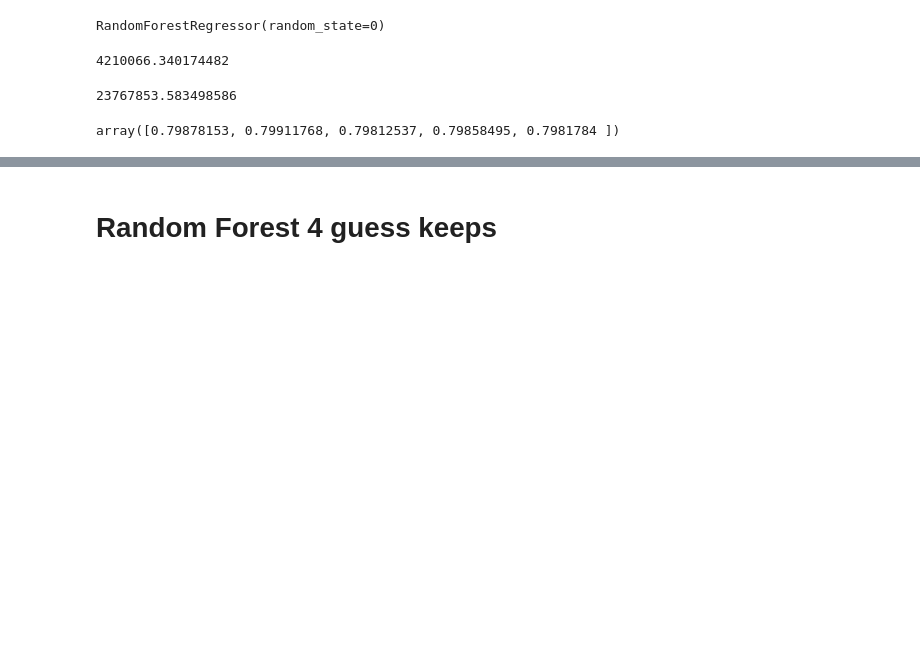
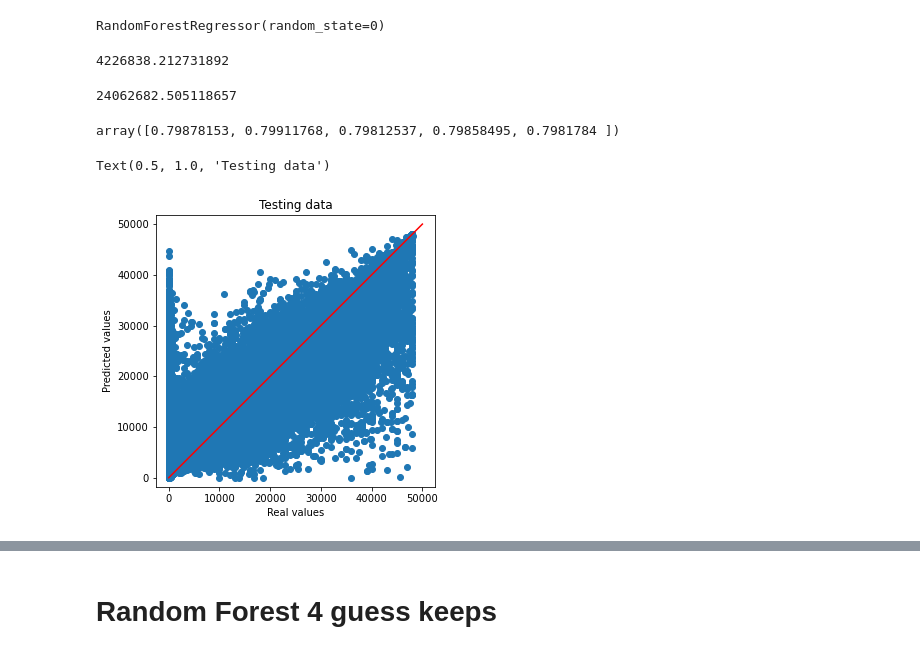
Before and after one commit to ixiaopan/GroupWork, a Jupyter notebook: DataMining/Random Forest Test 6237 CW.ipynb, the cells around one changed output, grey strips where cells are left out. Drawn from its saved outputs; the diff is of its cells as text; code cells hidden in the pictures; blank space fills up the shorter version.

```diff
--- a/DataMining/Random Forest Test 6237 CW.ipynb
+++ b/DataMining/Random Forest Test 6237 CW.ipynb
@@ -622,8 +654,8 @@ feat_sel_df = final[["price", 'year', 'odometer', 'lat', 'long', 'color_other',
 from sklearn.model_selection import KFold , cross_val_score
 kf = KFold(n_splits = 5)
 # %%
-X = feat_sel_df.drop(columns = ["price"])
-y = feat_sel_df["price"]
+X = feat_sel_df.drop(columns = ["price"]).to_numpy()
+y = feat_sel_df["price"].to_numpy()
 # %%
 from sklearn.ensemble import RandomForestRegressor
 regressor = RandomForestRegressor(n_estimators = 100, random_state = 0)
@@ -644,12 +676,30 @@ from sklearn.metrics import mean_squared_error
 X_y_train = regressor.predict(X_train)
 mean_squared_error(y_train,X_y_train)
 # %% [output]
-4210066.340174482
+4226838.212731892
 # %%
 mean_squared_error(y_test, y_pred)
 # %% [output]
-23767853.583498586
+24062682.505118657
 # %%
 results
 # %% [output]
 array([0.79878153, 0.79911768, 0.79812537, 0.79858495, 0.7981784 ])
+# %%
+# Visualisation of y_pred vs y_test
+import matplotlib.pyplot as plt
+import seaborn as sns
+
+plt.figure(figsize=(5,5))
+plt.xlim(0,50000)
+plt.ylim(0,50000)
+plt.plot([0,50000],[0,50000], c = "r")
+plt.scatter(y_test,y_pred)
+plt.axis('equal')
+plt.xlabel("Real values")
+plt.ylabel("Predicted values")
+plt.title("Testing data")
+#ax = sns.regplot(x=y_pred, y=y_test, color="g")
+# %% [output]
+Text(0.5, 1.0, 'Testing data')
+[figure, added]
```
Also changed, not shown: parts of 30 cells of this notebook.
